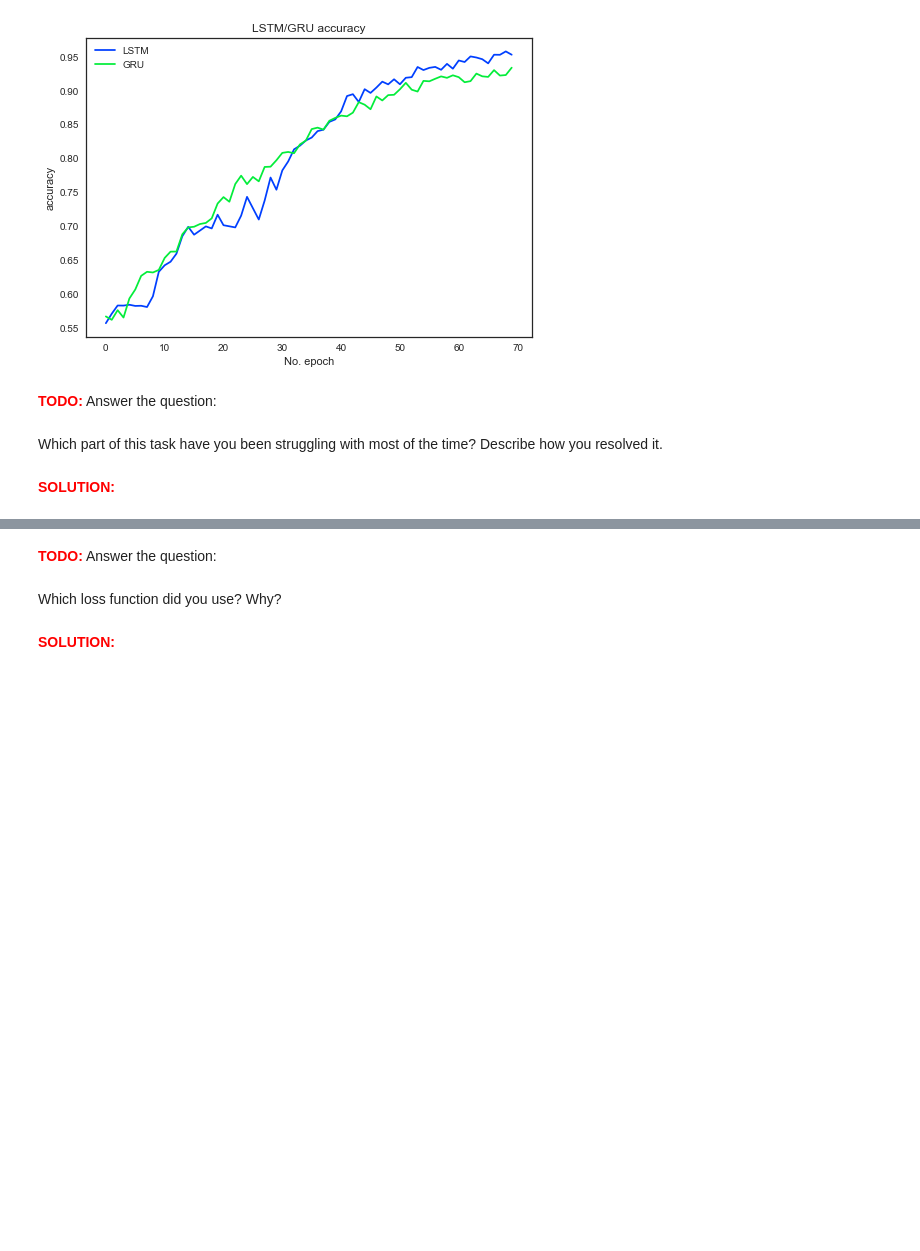
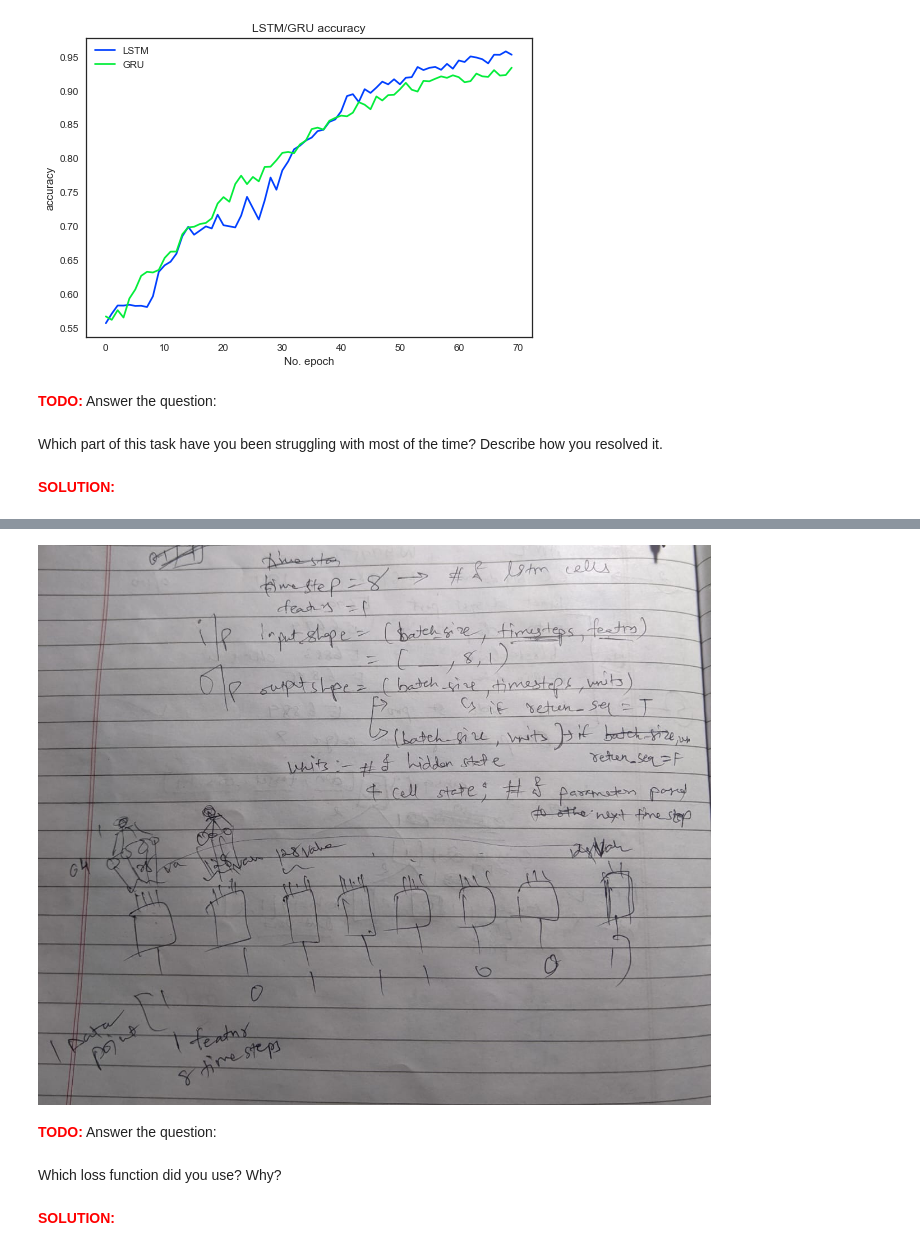
Before and after one commit to ecbme4040/e4040-2021fall-assign3-bdd2115, a Jupyter notebook: task1-xnor.ipynb, the cells around one changed output, grey strips where cells are left out. Saved outputs shown, nothing was run; the diff lists cells and outputs as text; code cells hidden in the pictures; blank space fills up the shorter version.

```diff
--- a/task1-xnor.ipynb
+++ b/task1-xnor.ipynb
@@ -397,3 +405,9 @@ Which part of this task have you been struggling with most of the  time? Describ
+# %%
+# Ignore this (for my future refenece)
+from IPython.display import Image
+Image(filename="./img/lstm_in_out.png")
+# %% [output]
+[figure, added]
 # %% [markdown]
 <span style="color:red">__TODO:__</span> Answer the question:
 # %% [markdown]
```
Also changed, not shown: parts of 2 cells of this notebook, 1 other file.
